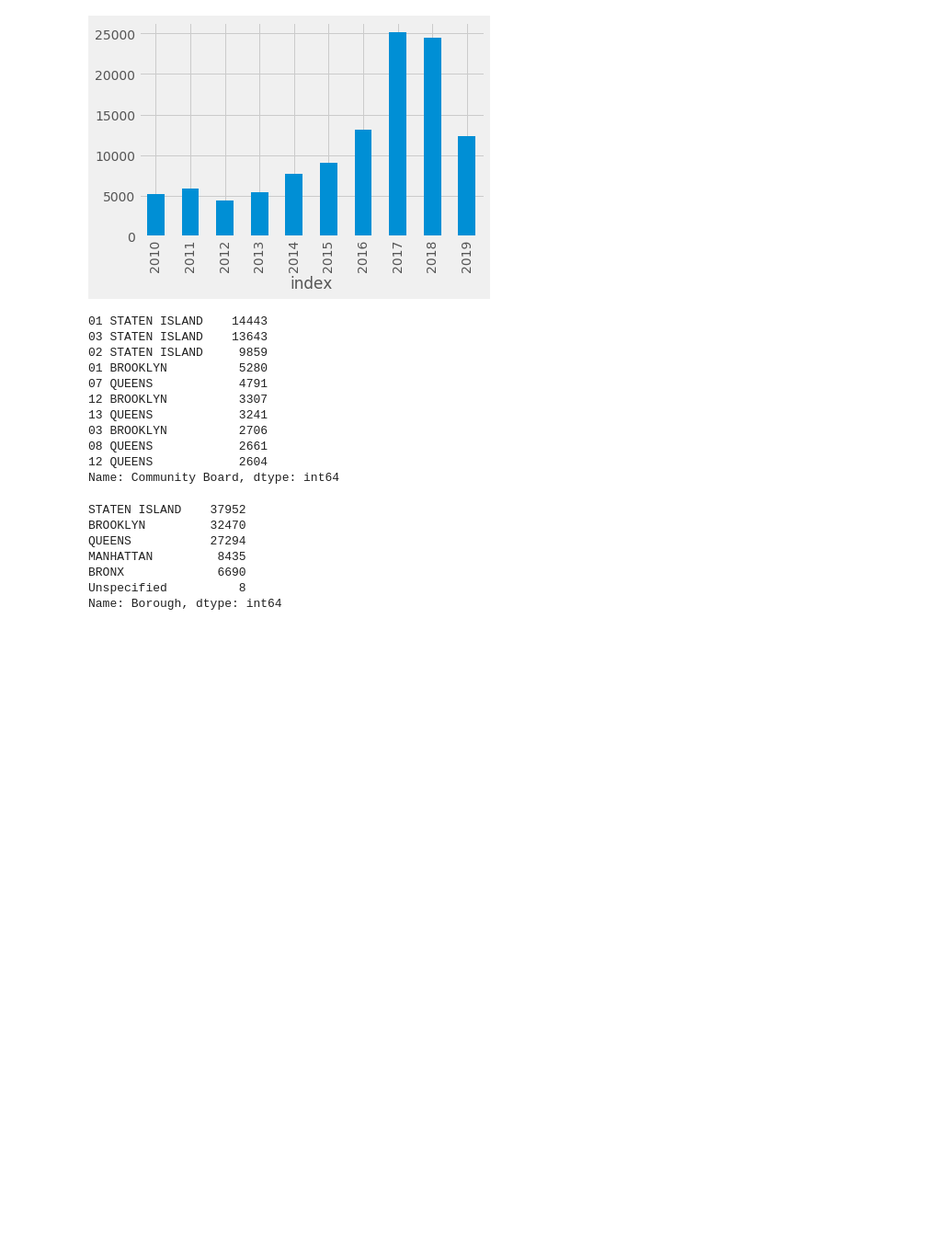
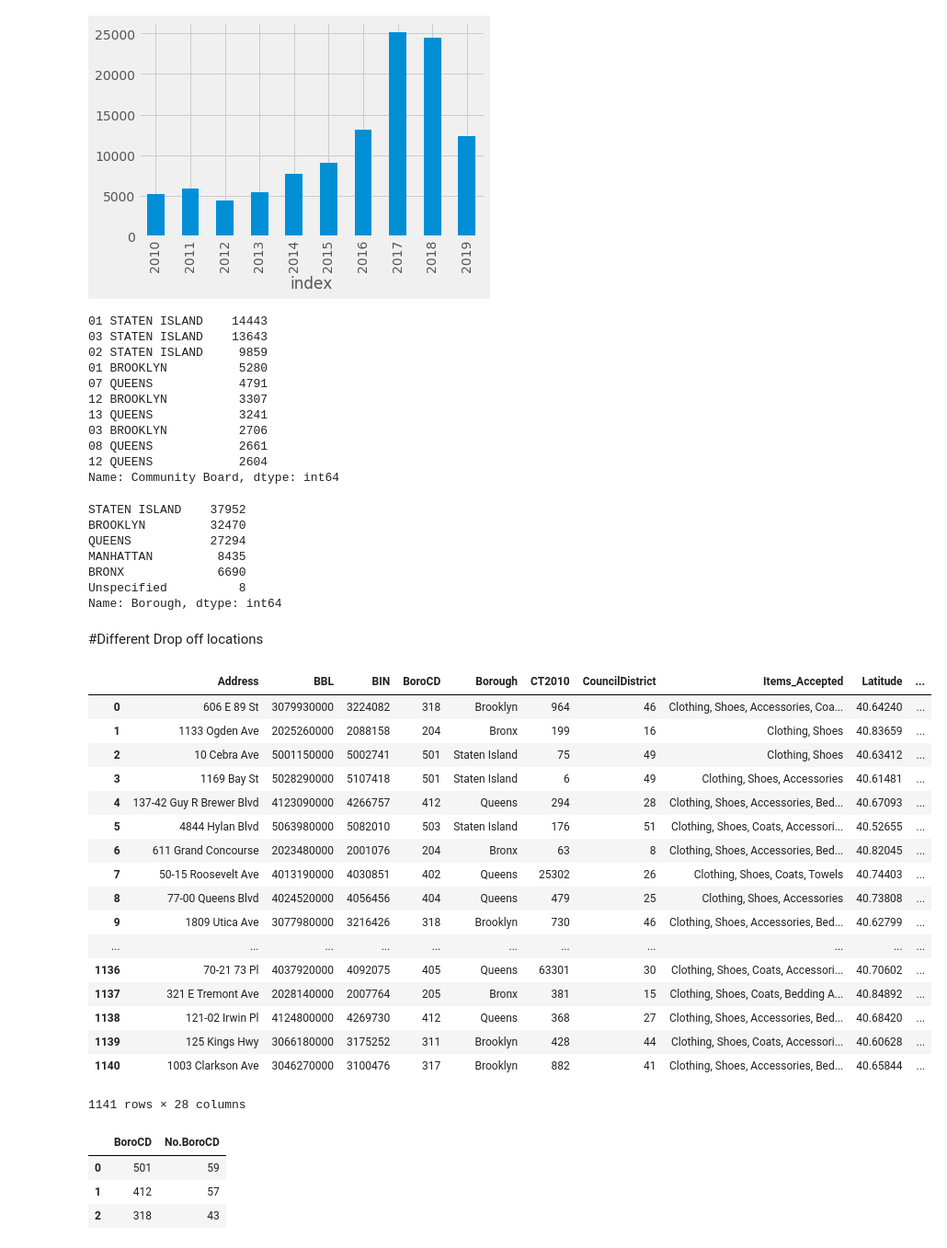
Before and after one commit to tongxuCai/NYC-recycling, a Jupyter notebook: src/data/NYC Recycling.ipynb, the cells around one changed output. Shown at 92% size. Cells and saved outputs as stored; diff of their text form; code cells hidden in the pictures; blank space fills up the shorter version.

```diff
--- a/src/data/NYC Recycling.ipynb
+++ b/src/data/NYC Recycling.ipynb
@@ -168,3 +172,36 @@ MANHATTAN         8435
 BRONX             6690
 Unspecified          8
 Name: Borough, dtype: int64
+# %% [markdown]
+#Different Drop off locations
+# %%
+textile=pd.read_csv('Textile_Drop-Off_Locations_in_NYC.csv')
+textile
+# %% [output]
+|  | Address | BBL | BIN | BoroCD | Borough | CT2010 | CouncilDistrict | Items_Accepted | Latitude | ... |
+| 0 | 606 E 89 St | 3079930000 | 3224082 | 318 | Brooklyn | 964 | 46 | Clothing, Shoes, Accessories, Coa... | 40.64240 | ... |
+| 1 | 1133 Ogden Ave | 2025260000 | 2088158 | 204 | Bronx | 199 | 16 | Clothing, Shoes | 40.83659 | ... |
+| 2 | 10 Cebra Ave | 5001150000 | 5002741 | 501 | Staten Island | 75 | 49 | Clothing, Shoes | 40.63412 | ... |
+| 3 | 1169 Bay St | 5028290000 | 5107418 | 501 | Staten Island | 6 | 49 | Clothing, Shoes, Accessories | 40.61481 | ... |
+| 4 | 137-42 Guy R Brewer Blvd | 4123090000 | 4266757 | 412 | Queens | 294 | 28 | Clothing, Shoes, Accessories, Bed... | 40.67093 | ... |
+| 5 | 4844 Hylan Blvd | 5063980000 | 5082010 | 503 | Staten Island | 176 | 51 | Clothing, Shoes, Coats, Accessori... | 40.52655 | ... |
+| 6 | 611 Grand Concourse | 2023480000 | 2001076 | 204 | Bronx | 63 | 8 | Clothing, Shoes, Accessories, Bed... | 40.82045 | ... |
+| 7 | 50-15 Roosevelt Ave | 4013190000 | 4030851 | 402 | Queens | 25302 | 26 | Clothing, Shoes, Coats, Towels | 40.74403 | ... |
+| 8 | 77-00 Queens Blvd | 4024520000 | 4056456 | 404 | Queens | 479 | 25 | Clothing, Shoes, Accessories | 40.73808 | ... |
+| 9 | 1809 Utica Ave | 3077980000 | 3216426 | 318 | Brooklyn | 730 | 46 | Clothing, Shoes, Accessories, Bed... | 40.62799 | ... |
+| ... | ... | ... | ... | ... | ... | ... | ... | ... | ... | ... |
+| 1136 | 70-21 73 Pl | 4037920000 | 4092075 | 405 | Queens | 63301 | 30 | Clothing, Shoes, Coats, Accessori... | 40.70602 | ... |
+| 1137 | 321 E Tremont Ave | 2028140000 | 2007764 | 205 | Bronx | 381 | 15 | Clothing, Shoes, Coats, Bedding A... | 40.84892 | ... |
+| 1138 | 121-02 Irwin Pl | 4124800000 | 4269730 | 412 | Queens | 368 | 27 | Clothing, Shoes, Accessories, Bed... | 40.68420 | ... |
+| 1139 | 125 Kings Hwy | 3066180000 | 3175252 | 311 | Brooklyn | 428 | 44 | Clothing, Shoes, Coats, Accessori... | 40.60628 | ... |
+| 1140 | 1003 Clarkson Ave | 3046270000 | 3100476 | 317 | Brooklyn | 882 | 41 | Clothing, Shoes, Accessories, Bed... | 40.65844 | ... |
+1141 rows × 28 columns
+# %%
+bins=textile.BoroCD.value_counts().reset_index()
+bins = bins.rename(columns={'index': 'BoroCD','BoroCD':'No.BoroCD'})
+bins.head(3)
+# %% [output]
+|  | BoroCD | No.BoroCD |
+| 0 | 501 | 59 |
+| 1 | 412 | 57 |
+| 2 | 318 | 43 |
```
Also changed, not shown: parts of 7 cells of this notebook, 5 other files.
